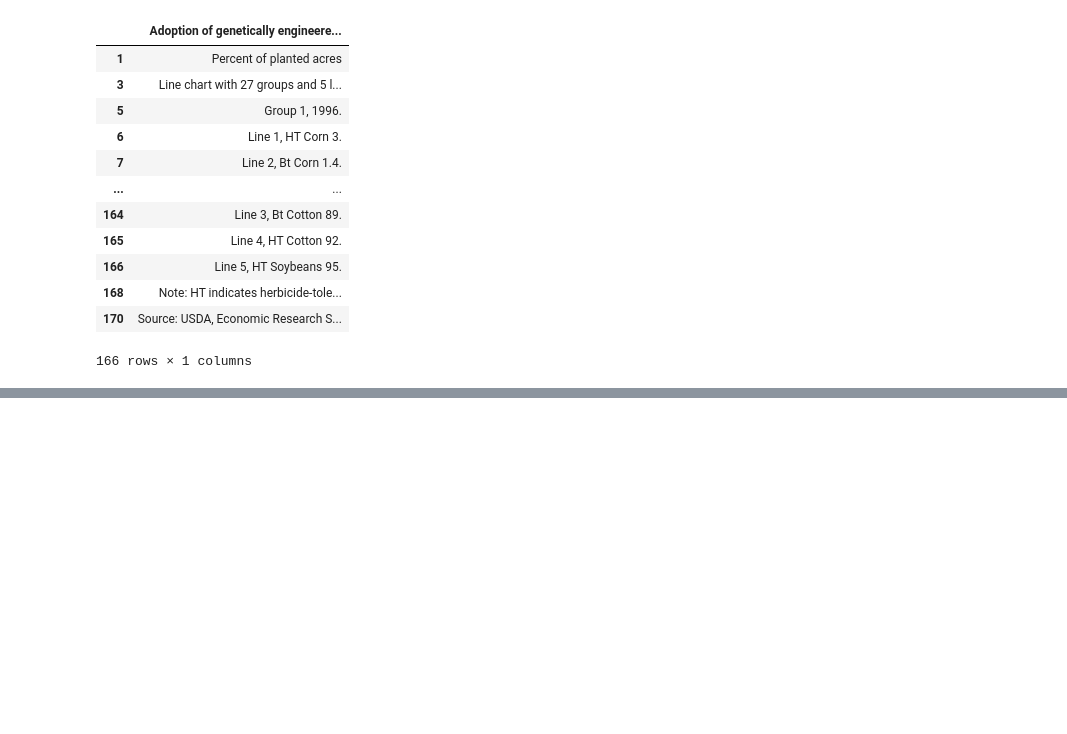
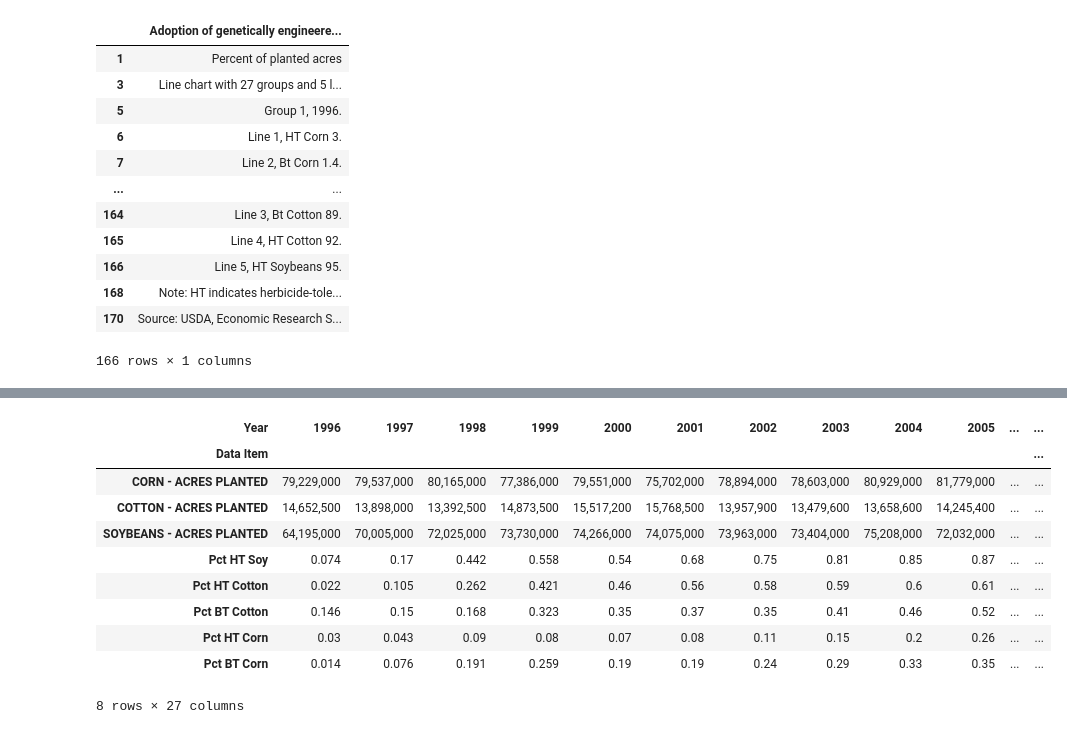
Before and after one commit to ariana848/historical_tech, a Jupyter notebook: reading files/read_usda.ipynb, the cells around one changed output, grey strips where cells are left out. Drawn from its saved outputs; the diff is of its cells as text; code cells hidden in the pictures; blank space fills up the shorter version.

```diff
--- a/reading files/read_usda.ipynb
+++ b/reading files/read_usda.ipynb
@@ -25,3 +25,24 @@ usda_ers
 | 168 | Note: HT indicates herbicide-tole... |
 | 170 | Source: USDA, Economic Research S... |
 166 rows × 1 columns
+# %%
+years = []
+ht_corn = []
+bt_corn = []
+bt_cotton = []
+ht_cotton = []
+ht_soy = []
+
+for val in usda_ers[usda_ers.columns[0]]:
+    if 'Group' in val:
+        years.append(val)
+    if 'Line 1, HT Corn' in val:
+        ht_corn.append(val)
+    if 'Line 2, Bt Corn' in val:
+        bt_corn.append(val)
+    if 'Line 3, Bt Cotton' in val:
+        bt_cotton.append(val)
+    if 'Line 4, HT Cotton' in val:
+        ht_cotton.append(val)
+    if 'Line 5, HT Soybeans' in val:
+        ht_soy.append(val)
@@ -69,0 +116,19 @@ pd.concat(nass)
+# %%
+all_nass.loc['Pct HT Soy'] = ht_soy_float
+all_nass.loc['Pct HT Cotton'] = ht_cotton_float
+all_nass.loc['Pct BT Cotton'] = bt_cotton_float
+all_nass.loc['Pct HT Corn'] = ht_corn_float
+all_nass.loc['Pct BT Corn'] = bt_corn_float
+all_nass
+# %% [output]
+| Year | 1996 | 1997 | 1998 | 1999 | 2000 | 2001 | 2002 | 2003 | 2004 | 2005 | ... | ... |
+| Data Item |  |  |  |  |  |  |  |  |  |  |  | ... |
+| CORN - ACRES PLANTED | 79,229,000 | 79,537,000 | 80,165,000 | 77,386,000 | 79,551,000 | 75,702,000 | 78,894,000 | 78,603,000 | 80,929,000 | 81,779,000 | ... | ... |
+| COTTON - ACRES PLANTED | 14,652,500 | 13,898,000 | 13,392,500 | 14,873,500 | 15,517,200 | 15,768,500 | 13,957,900 | 13,479,600 | 13,658,600 | 14,245,400 | ... | ... |
+| SOYBEANS - ACRES PLANTED | 64,195,000 | 70,005,000 | 72,025,000 | 73,730,000 | 74,266,000 | 74,075,000 | 73,963,000 | 73,404,000 | 75,208,000 | 72,032,000 | ... | ... |
+| Pct HT Soy | 0.074 | 0.17 | 0.442 | 0.558 | 0.54 | 0.68 | 0.75 | 0.81 | 0.85 | 0.87 | ... | ... |
+| Pct HT Cotton | 0.022 | 0.105 | 0.262 | 0.421 | 0.46 | 0.56 | 0.58 | 0.59 | 0.6 | 0.61 | ... | ... |
+| Pct BT Cotton | 0.146 | 0.15 | 0.168 | 0.323 | 0.35 | 0.37 | 0.35 | 0.41 | 0.46 | 0.52 | ... | ... |
+| Pct HT Corn | 0.03 | 0.043 | 0.09 | 0.08 | 0.07 | 0.08 | 0.11 | 0.15 | 0.2 | 0.26 | ... | ... |
+| Pct BT Corn | 0.014 | 0.076 | 0.191 | 0.259 | 0.19 | 0.19 | 0.24 | 0.29 | 0.33 | 0.35 | ... | ... |
+8 rows × 27 columns
```
Also changed, not shown: parts of 13 cells of this notebook, 13 other files.
